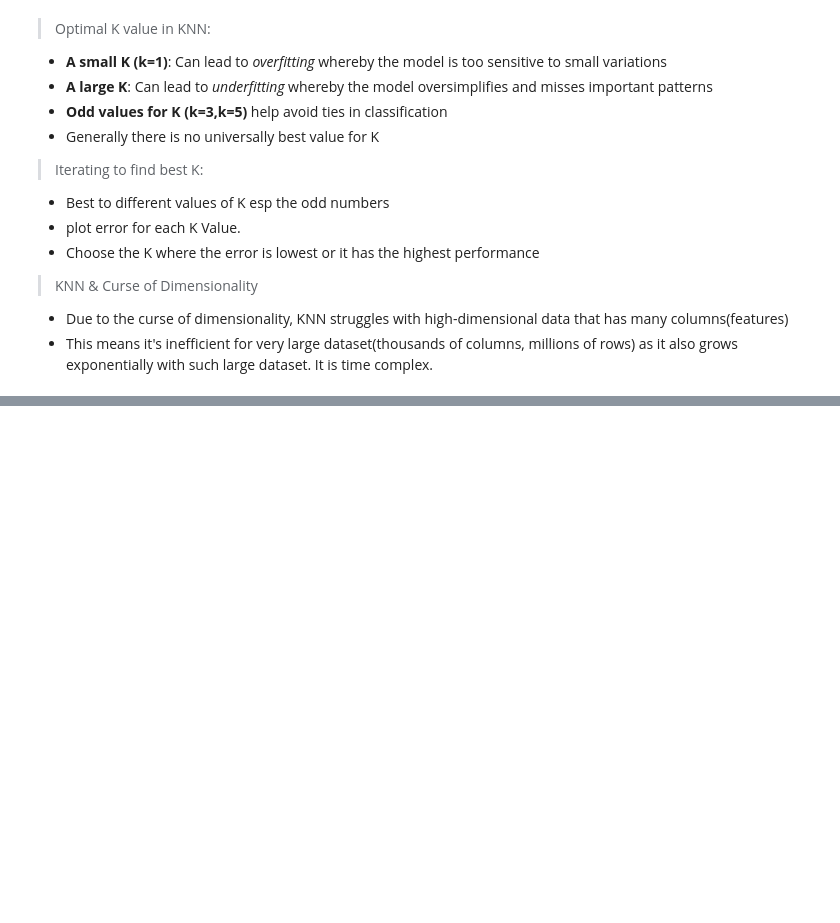
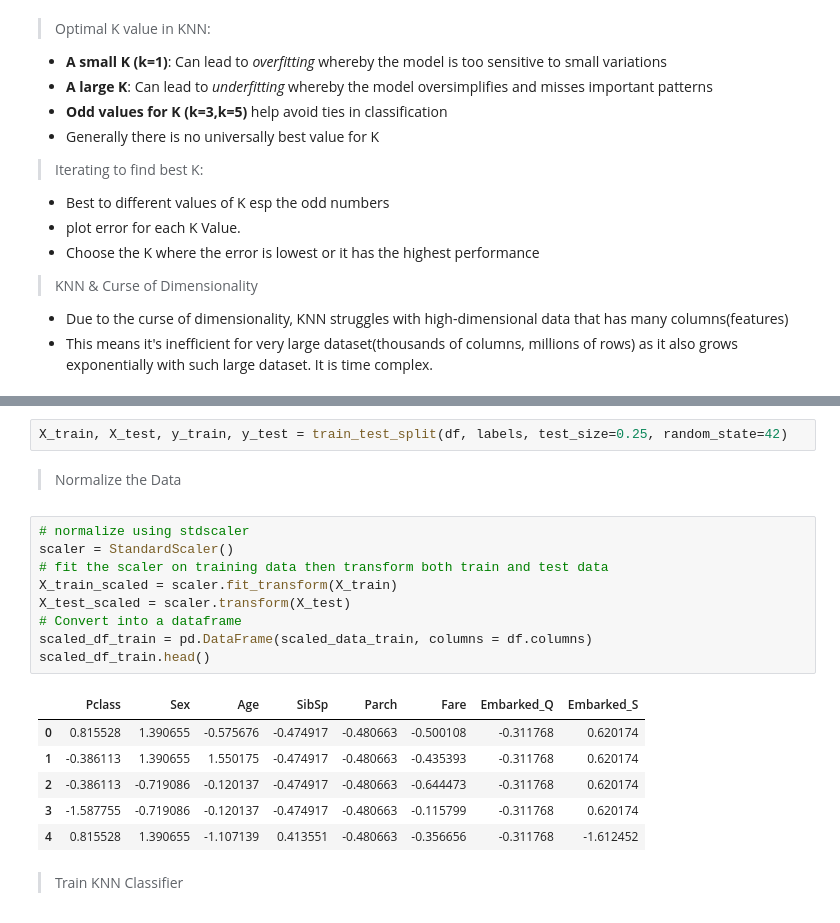
Before and after one commit to Mr-PeterMaina/1.-Phase-4-SUMMARY-, a Jupyter notebook: index.ipynb, the cells around one changed output, grey strips where cells are left out. Drawn from its saved outputs; the diff is of its cells as text; blank space fills up the shorter version.

```diff
--- a/index.ipynb
+++ b/index.ipynb
@@ -194,0 +265,22 @@ Accuracy Score: 0.9736842105263158
+# %%
+X_train, X_test, y_train, y_test = train_test_split(df, labels, test_size=0.25, random_state=42)
+# %% [markdown]
+> Normalize the Data
+# %%
+# normalize using stdscaler
+scaler = StandardScaler()
+# fit the scaler on training data then transform both train and test data
+X_train_scaled = scaler.fit_transform(X_train)
+X_test_scaled = scaler.transform(X_test)
+# Convert into a dataframe
+scaled_df_train = pd.DataFrame(scaled_data_train, columns = df.columns)
+scaled_df_train.head()
+# %% [output]
+|  | Pclass | Sex | Age | SibSp | Parch | Fare | Embarked_Q | Embarked_S |
+| 0 | 0.815528 | 1.390655 | -0.575676 | -0.474917 | -0.480663 | -0.500108 | -0.311768 | 0.620174 |
+| 1 | -0.386113 | 1.390655 | 1.550175 | -0.474917 | -0.480663 | -0.435393 | -0.311768 | 0.620174 |
+| 2 | -0.386113 | -0.719086 | -0.120137 | -0.474917 | -0.480663 | -0.644473 | -0.311768 | 0.620174 |
+| 3 | -1.587755 | -0.719086 | -0.120137 | -0.474917 | -0.480663 | -0.115799 | -0.311768 | 0.620174 |
+| 4 | 0.815528 | 1.390655 | -1.107139 | 0.413551 | -0.480663 | -0.356656 | -0.311768 | -1.612452 |
+# %% [markdown]
+> Train KNN Classifier
```
Also changed, not shown: parts of 24 cells of this notebook, 1 other file.
